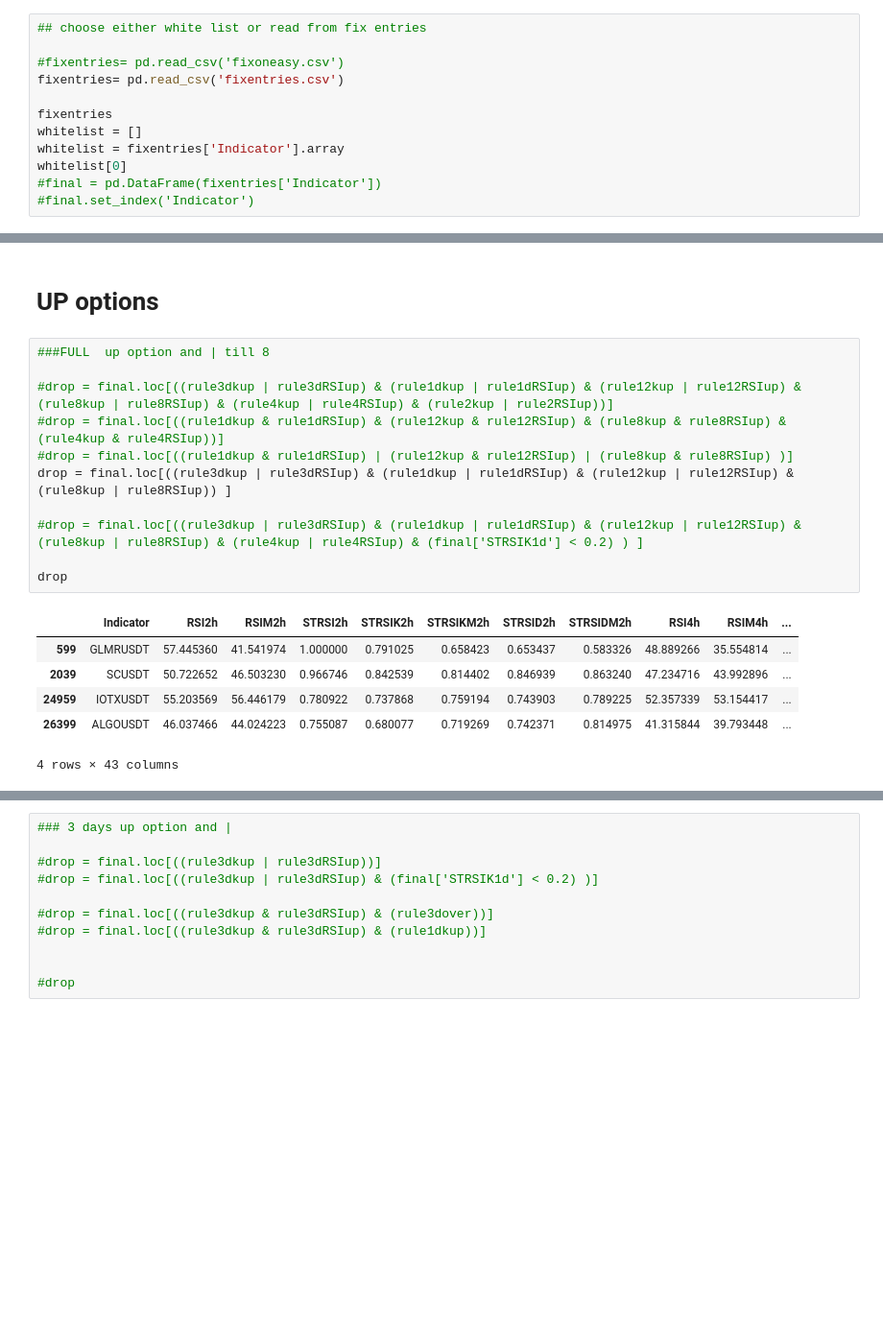
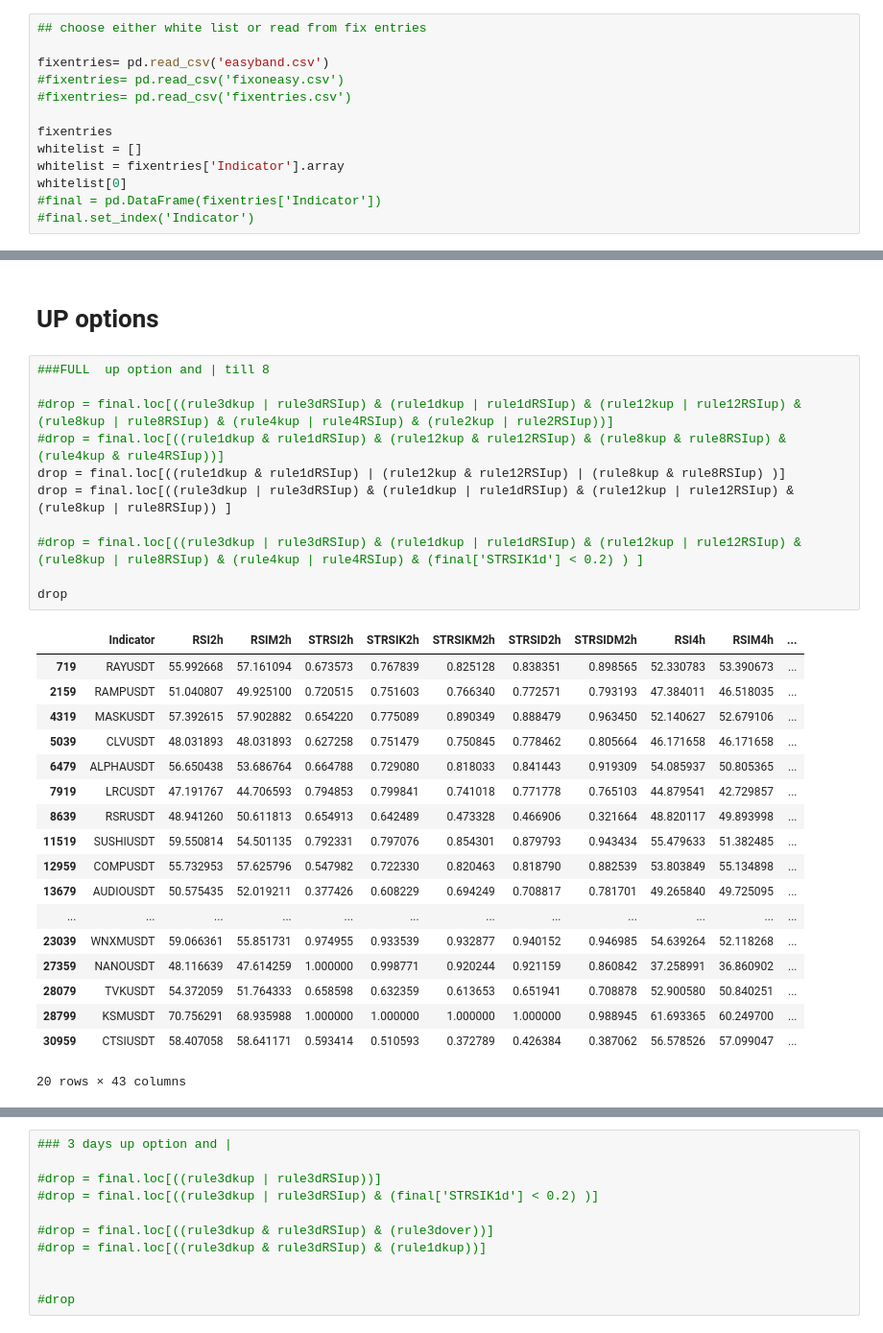
Before and after one commit to hjabbour/ML, a Jupyter notebook: HLST-FIXLIST-Direction.ipynb, the cells around one changed output, grey strips where cells are left out. Shown at 96% size. Saved outputs shown, nothing was run; the diff lists cells and outputs as text; blank space fills up the shorter version.

```diff
--- a/HLST-FIXLIST-Direction.ipynb
+++ b/HLST-FIXLIST-Direction.ipynb
@@ -13,8 +13,9 @@ from dateutil.relativedelta import relativedelta
 # %%
 ## choose either white list or read from fix entries
 
+fixentries= pd.read_csv('easyband.csv')
 #fixentries= pd.read_csv('fixoneasy.csv')
-fixentries= pd.read_csv('fixentries.csv')
+#fixentries= pd.read_csv('fixentries.csv')
 
 fixentries
 whitelist = []
@@ -520,21 +548,33 @@ drop
 # %%
 ###FULL  up option and | till 8
 
 #drop = final.loc[((rule3dkup | rule3dRSIup) & (rule1dkup | rule1dRSIup) & (rule12kup | rule12RSIup) & (rule8kup | rule8RSIup) & (rule4kup | rule4RSIup) & (rule2kup | rule2RSIup))]
 #drop = final.loc[((rule1dkup & rule1dRSIup) & (rule12kup & rule12RSIup) & (rule8kup & rule8RSIup) & (rule4kup & rule4RSIup))]
-#drop = final.loc[((rule1dkup & rule1dRSIup) | (rule12kup & rule12RSIup) | (rule8kup & rule8RSIup) )]
+drop = final.loc[((rule1dkup & rule1dRSIup) | (rule12kup & rule12RSIup) | (rule8kup & rule8RSIup) )]
 drop = final.loc[((rule3dkup | rule3dRSIup) & (rule1dkup | rule1dRSIup) & (rule12kup | rule12RSIup) & (rule8kup | rule8RSIup)) ]
 
 #drop = final.loc[((rule3dkup | rule3dRSIup) & (rule1dkup | rule1dRSIup) & (rule12kup | rule12RSIup) & (rule8kup | rule8RSIup) & (rule4kup | rule4RSIup) & (final['STRSIK1d'] < 0.2) ) ]
 
 drop
 # %% [output]
 |  | Indicator | RSI2h | RSIM2h | STRSI2h | STRSIK2h | STRSIKM2h | STRSID2h | STRSIDM2h | RSI4h | RSIM4h | ... |
-| 599 | GLMRUSDT | 57.445360 | 41.541974 | 1.000000 | 0.791025 | 0.658423 | 0.653437 | 0.583326 | 48.889266 | 35.554814 | ... |
-| 2039 | SCUSDT | 50.722652 | 46.503230 | 0.966746 | 0.842539 | 0.814402 | 0.846939 | 0.863240 | 47.234716 | 43.992896 | ... |
-| 24959 | IOTXUSDT | 55.203569 | 56.446179 | 0.780922 | 0.737868 | 0.759194 | 0.743903 | 0.789225 | 52.357339 | 53.154417 | ... |
-| 26399 | ALGOUSDT | 46.037466 | 44.024223 | 0.755087 | 0.680077 | 0.719269 | 0.742371 | 0.814975 | 41.315844 | 39.793448 | ... |
+| 719 | RAYUSDT | 55.992668 | 57.161094 | 0.673573 | 0.767839 | 0.825128 | 0.838351 | 0.898565 | 52.330783 | 53.390673 | ... |
+| 2159 | RAMPUSDT | 51.040807 | 49.925100 | 0.720515 | 0.751603 | 0.766340 | 0.772571 | 0.793193 | 47.384011 | 46.518035 | ... |
+| 4319 | MASKUSDT | 57.392615 | 57.902882 | 0.654220 | 0.775089 | 0.890349 | 0.888479 | 0.963450 | 52.140627 | 52.679106 | ... |
+| 5039 | CLVUSDT | 48.031893 | 48.031893 | 0.627258 | 0.751479 | 0.750845 | 0.778462 | 0.805664 | 46.171658 | 46.171658 | ... |
+| 6479 | ALPHAUSDT | 56.650438 | 53.686764 | 0.664788 | 0.729080 | 0.818033 | 0.841443 | 0.919309 | 54.085937 | 50.805365 | ... |
+| 7919 | LRCUSDT | 47.191767 | 44.706593 | 0.794853 | 0.799841 | 0.741018 | 0.771778 | 0.765103 | 44.879541 | 42.729857 | ... |
+| 8639 | RSRUSDT | 48.941260 | 50.611813 | 0.654913 | 0.642489 | 0.473328 | 0.466906 | 0.321664 | 48.820117 | 49.893998 | ... |
+| 11519 | SUSHIUSDT | 59.550814 | 54.501135 | 0.792331 | 0.797076 | 0.854301 | 0.879793 | 0.943434 | 55.479633 | 51.382485 | ... |
+| 12959 | COMPUSDT | 55.732953 | 57.625796 | 0.547982 | 0.722330 | 0.820463 | 0.818790 | 0.882539 | 53.803849 | 55.134898 | ... |
+| 13679 | AUDIOUSDT | 50.575435 | 52.019211 | 0.377426 | 0.608229 | 0.694249 | 0.708817 | 0.781701 | 49.265840 | 49.725095 | ... |
+| ... | ... | ... | ... | ... | ... | ... | ... | ... | ... | ... | ... |
+| 23039 | WNXMUSDT | 59.066361 | 55.851731 | 0.974955 | 0.933539 | 0.932877 | 0.940152 | 0.946985 | 54.639264 | 52.118268 | ... |
+| 27359 | NANOUSDT | 48.116639 | 47.614259 | 1.000000 | 0.998771 | 0.920244 | 0.921159 | 0.860842 | 37.258991 | 36.860902 | ... |
+| 28079 | TVKUSDT | 54.372059 | 51.764333 | 0.658598 | 0.632359 | 0.613653 | 0.651941 | 0.708878 | 52.900580 | 50.840251 | ... |
+| 28799 | KSMUSDT | 70.756291 | 68.935988 | 1.000000 | 1.000000 | 1.000000 | 1.000000 | 0.988945 | 61.693365 | 60.249700 | ... |
+| 30959 | CTSIUSDT | 58.407058 | 58.641171 | 0.593414 | 0.510593 | 0.372789 | 0.426384 | 0.387062 | 56.578526 | 57.099047 | ... |
-4 rows × 43 columns
+20 rows × 43 columns
 # %%
 # up options but down on 4
 
```
Also changed, not shown: parts of 40 cells of this notebook, 4 other files.
